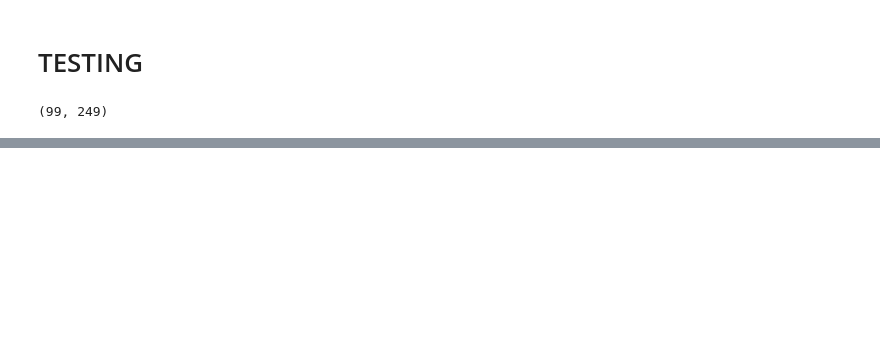
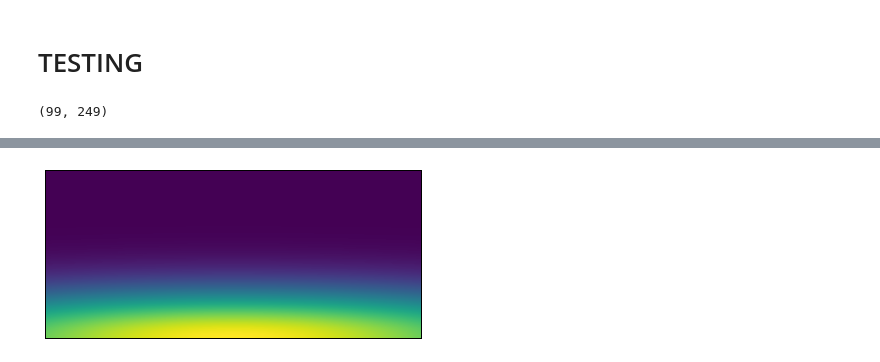
Before and after one commit to numerical-mooc/assignment-bank-2016, a Jupyter notebook: morrill/testing_with_waves.ipynb, the cells around one changed output, grey strips where cells are left out. Cells and saved outputs as stored; diff of their text form; code cells hidden in the pictures; blank space fills up the shorter version.

```diff
--- a/morrill/testing_with_waves.ipynb
+++ b/morrill/testing_with_waves.ipynb
@@ -226,0 +229,6 @@ pyplot.plot(numpy.arange(0,nt),tt);
+# %%
+fig = pyplot.figure(figsize=(8,3))
+pyplot.xticks([]), pyplot.yticks([]);
+im = pyplot.imshow(p[0], cmap=cm.viridis)
+# %% [output]
+[figure, added]
```
Also changed, not shown: parts of 12 cells of this notebook.
